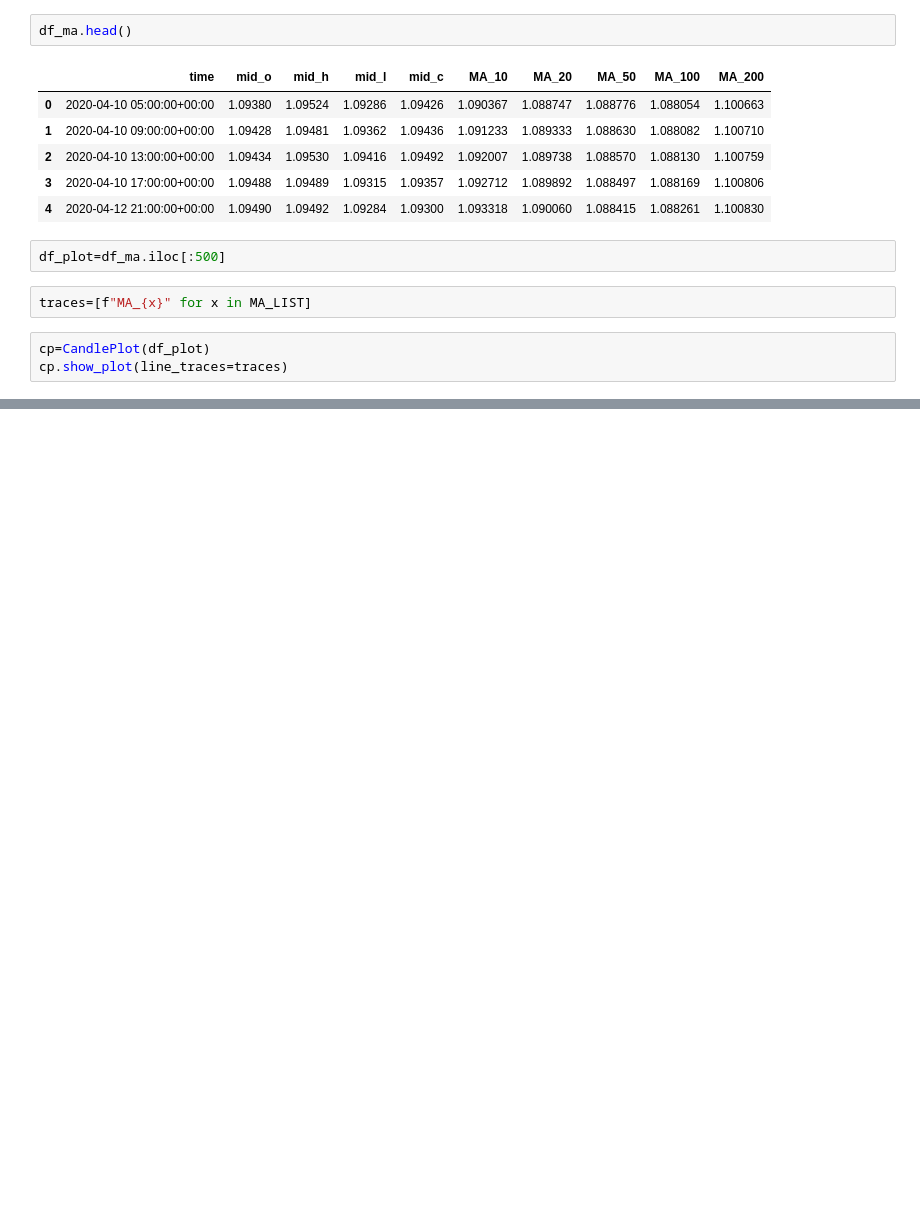
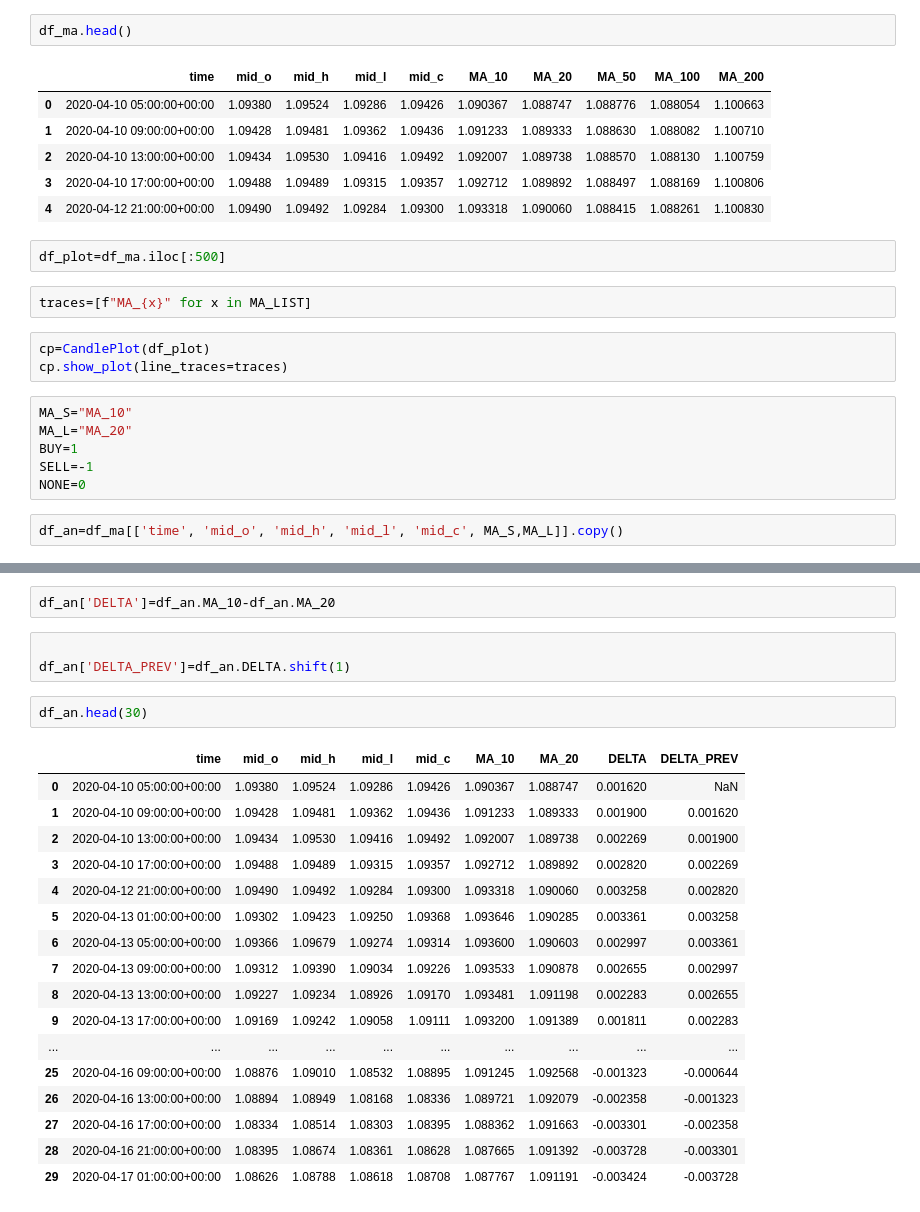
Before and after one commit to fauk74/Forex_Algorithms, a Jupyter notebook: exploration/MA_test.ipynb, the cells around one changed output, grey strips where cells are left out. Saved outputs shown, nothing was run; the diff lists cells and outputs as text; blank space fills up the shorter version.

```diff
--- a/exploration/MA_test.ipynb
+++ b/exploration/MA_test.ipynb
@@ -38,3 +38,11 @@ traces=[f"MA_{x}" for x in MA_LIST]
 # %%
 cp=CandlePlot(df_plot)
 cp.show_plot(line_traces=traces)
+# %%
+MA_S="MA_10"
+MA_L="MA_20"
+BUY=1
+SELL=-1
+NONE=0
+# %%
+df_an=df_ma[['time', 'mid_o', 'mid_h', 'mid_l', 'mid_c', MA_S,MA_L]].copy()
@@ -40,0 +58,25 @@ cp.show_plot(line_traces=traces)
+# %%
+df_an['DELTA']=df_an.MA_10-df_an.MA_20
+# %%
+
+df_an['DELTA_PREV']=df_an.DELTA.shift(1)
+# %%
+df_an.head(30)
+# %% [output]
+|  | time | mid_o | mid_h | mid_l | mid_c | MA_10 | MA_20 | DELTA | DELTA_PREV |
+| 0 | 2020-04-10 05:00:00+00:00 | 1.09380 | 1.09524 | 1.09286 | 1.09426 | 1.090367 | 1.088747 | 0.001620 | NaN |
+| 1 | 2020-04-10 09:00:00+00:00 | 1.09428 | 1.09481 | 1.09362 | 1.09436 | 1.091233 | 1.089333 | 0.001900 | 0.001620 |
+| 2 | 2020-04-10 13:00:00+00:00 | 1.09434 | 1.09530 | 1.09416 | 1.09492 | 1.092007 | 1.089738 | 0.002269 | 0.001900 |
+| 3 | 2020-04-10 17:00:00+00:00 | 1.09488 | 1.09489 | 1.09315 | 1.09357 | 1.092712 | 1.089892 | 0.002820 | 0.002269 |
+| 4 | 2020-04-12 21:00:00+00:00 | 1.09490 | 1.09492 | 1.09284 | 1.09300 | 1.093318 | 1.090060 | 0.003258 | 0.002820 |
+| 5 | 2020-04-13 01:00:00+00:00 | 1.09302 | 1.09423 | 1.09250 | 1.09368 | 1.093646 | 1.090285 | 0.003361 | 0.003258 |
+| 6 | 2020-04-13 05:00:00+00:00 | 1.09366 | 1.09679 | 1.09274 | 1.09314 | 1.093600 | 1.090603 | 0.002997 | 0.003361 |
+| 7 | 2020-04-13 09:00:00+00:00 | 1.09312 | 1.09390 | 1.09034 | 1.09226 | 1.093533 | 1.090878 | 0.002655 | 0.002997 |
+| 8 | 2020-04-13 13:00:00+00:00 | 1.09227 | 1.09234 | 1.08926 | 1.09170 | 1.093481 | 1.091198 | 0.002283 | 0.002655 |
+| 9 | 2020-04-13 17:00:00+00:00 | 1.09169 | 1.09242 | 1.09058 | 1.09111 | 1.093200 | 1.091389 | 0.001811 | 0.002283 |
+| ... | ... | ... | ... | ... | ... | ... | ... | ... | ... |
+| 25 | 2020-04-16 09:00:00+00:00 | 1.08876 | 1.09010 | 1.08532 | 1.08895 | 1.091245 | 1.092568 | -0.001323 | -0.000644 |
+| 26 | 2020-04-16 13:00:00+00:00 | 1.08894 | 1.08949 | 1.08168 | 1.08336 | 1.089721 | 1.092079 | -0.002358 | -0.001323 |
+| 27 | 2020-04-16 17:00:00+00:00 | 1.08334 | 1.08514 | 1.08303 | 1.08395 | 1.088362 | 1.091663 | -0.003301 | -0.002358 |
+| 28 | 2020-04-16 21:00:00+00:00 | 1.08395 | 1.08674 | 1.08361 | 1.08628 | 1.087665 | 1.091392 | -0.003728 | -0.003301 |
+| 29 | 2020-04-17 01:00:00+00:00 | 1.08626 | 1.08788 | 1.08618 | 1.08708 | 1.087767 | 1.091191 | -0.003424 | -0.003728 |
```
Also changed, not shown: parts of 19 cells of this notebook, 3 other files.
